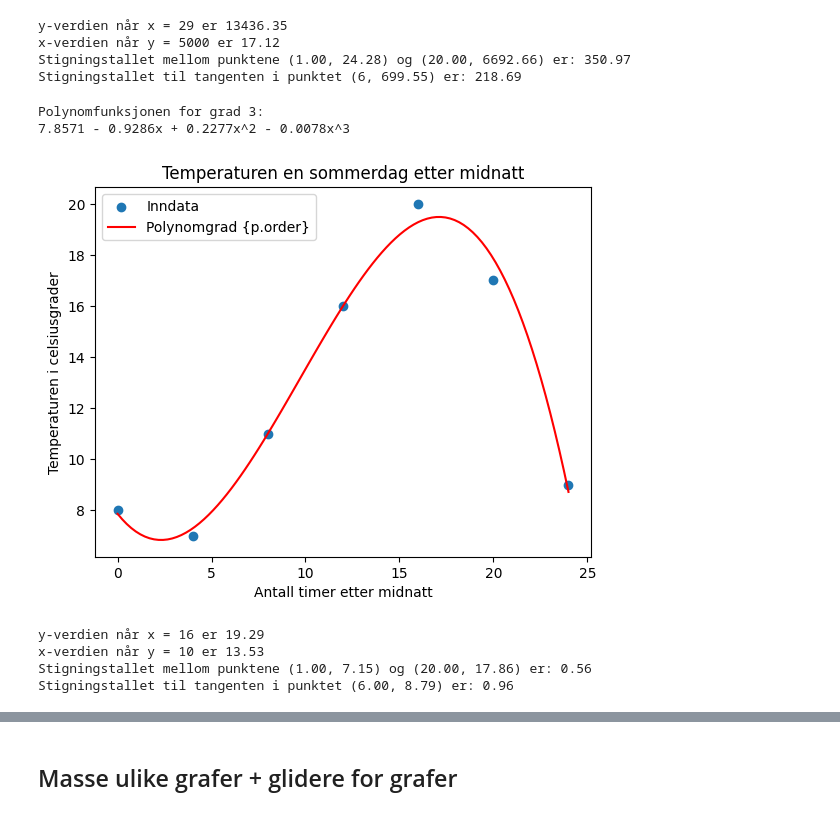
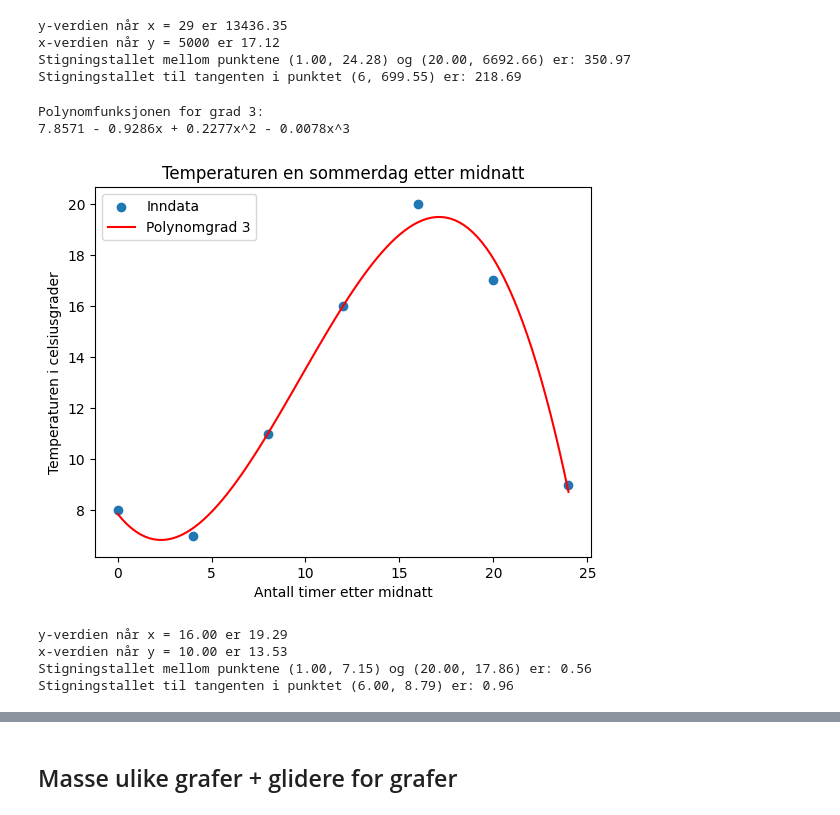
Before and after one commit to hanska91/Matematikk-2P-Y, a Jupyter notebook: Matematikkboka 2P-Y + Litt annet.ipynb, the cells around one changed output, grey strips where cells are left out. Drawn from its saved outputs; the diff is of its cells as text; code cells hidden in the pictures.

```diff
--- a/Matematikkboka 2P-Y + Litt annet.ipynb
+++ b/Matematikkboka 2P-Y + Litt annet.ipynb
@@ -2924,7 +2924,7 @@ p = polynomial_regression(x, y, n)
 # Lag et plott av dataene og polynomregresjonen
 x_plot = np.linspace(min(x), max(x), 100)
 plt.scatter(x, y, label='Inndata')
-plt.plot(x_plot, p(x_plot), color='red', label='Polynomgrad {p.order}')
+plt.plot(x_plot, p(x_plot), color='red', label=f'Polynomgrad {n}')
 
 # Sett aksetitler
 plt.xlabel('Antall timer etter midnatt')
@@ -2936,38 +2936,38 @@ plt.legend()
 plt.show()
 
 # Finn y-verdien når x = ...
 x_verdi = 16
 y_verdi = p(x_verdi)
-print(f"y-verdien når x = {x_verdi} er {y_verdi:.2f}")
+print(f"y-verdien når x = {x_verdi:.2f} er {y_verdi:.2f}")
 
 # Finn x-verdien når y = ...
 y_verdi = 10
 x_verdi = p(y_verdi)
-print(f"x-verdien når y = {y_verdi} er {x_verdi:.2f}")
+print(f"x-verdien når y = {y_verdi:.2f} er {x_verdi:.2f}")
 
 # Finn stigningstallet mellom to punkter (rett linje)
 x1 = 1
 x2 = 20
 y1 = p(x1)
 y2 = p(x2)
 
 m = (y2 - y1) / (x2 - x1)
 
 print("Stigningstallet mellom punktene ({:.2f}, {:.2f}) og ({:.2f}, {:.2f}) er: {:.2f}".format(x1, y1, x2, y2, m))
 
 # Finn stigningstallet i et valgt punkt
 x3 = 6
 y3 = p(x3)
 
 m_tangent = np.polyder(p)(x3)
 
 print("Stigningstallet til tangenten i punktet ({:.2f}, {:.2f}) er: {:.2f}".format(x3, y3, m_tangent))
 # %% [output]
 Polynomfunksjonen for grad 3:
 7.8571 - 0.9286x + 0.2277x^2 - 0.0078x^3
-[figure, old version]
+[figure, new version]
-y-verdien når x = 16 er 19.29
-x-verdien når y = 10 er 13.53
+y-verdien når x = 16.00 er 19.29
+x-verdien når y = 10.00 er 13.53
 Stigningstallet mellom punktene (1.00, 7.15) og (20.00, 17.86) er: 0.56
 Stigningstallet til tangenten i punktet (6.00, 8.79) er: 0.96
 # %%
```
Also changed, not shown: parts of 1 cell of this notebook.
